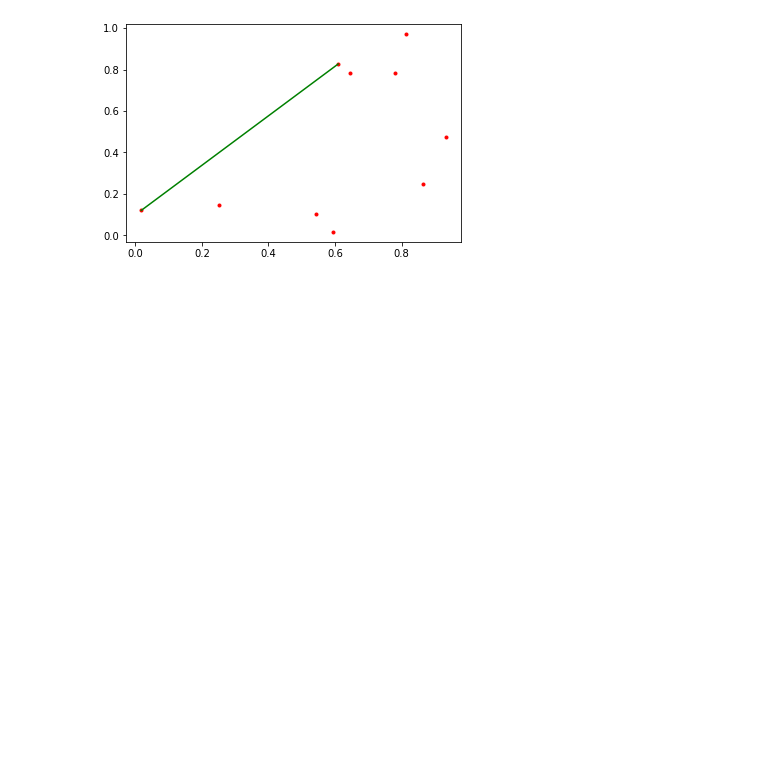
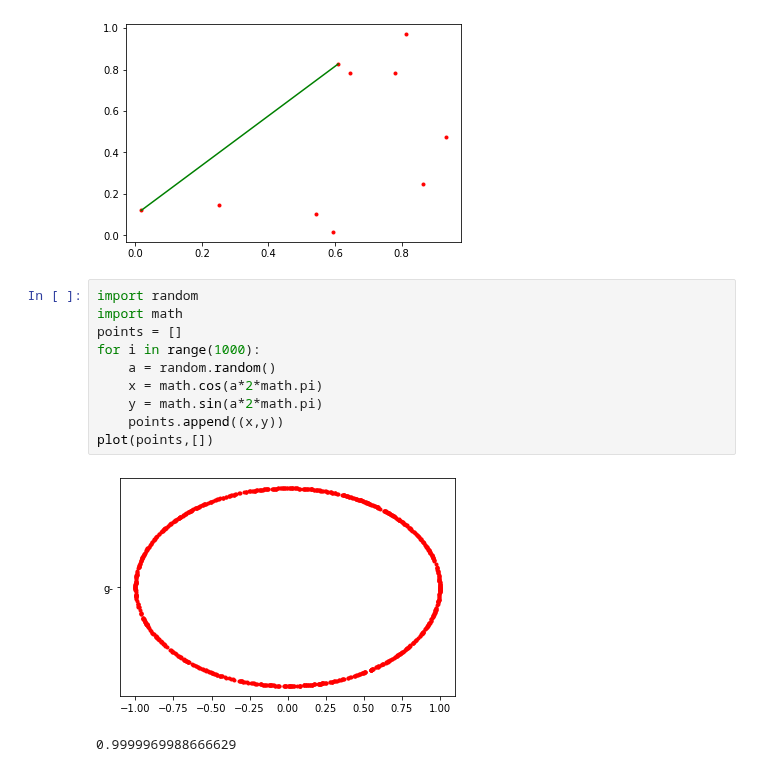
Before and after one commit to Nimakii/etkortnavn, a Jupyter notebook: handin2/H2.ipynb, the cells around one changed output. Saved outputs shown, nothing was run; the diff lists cells and outputs as text; blank space fills up the shorter version.

```diff
--- a/handin2/H2.ipynb
+++ b/handin2/H2.ipynb
@@ -278,3 +279,16 @@ ch = [min(pts),compute_tangent(pts,p)]
 plot(pts,ch)
 # %% [output]
 [figure]
+# %%
+import random
+import math
+points = []
+for i in range(1000):
+    a = random.random()
+    x = math.cos(a*2*math.pi)
+    y = math.sin(a*2*math.pi)
+    points.append((x,y))
+plot(points,[])
+# %% [output]
+[figure, added]
+0.9999969988666629
```
Also changed, not shown: parts of 1 cell of this notebook.
